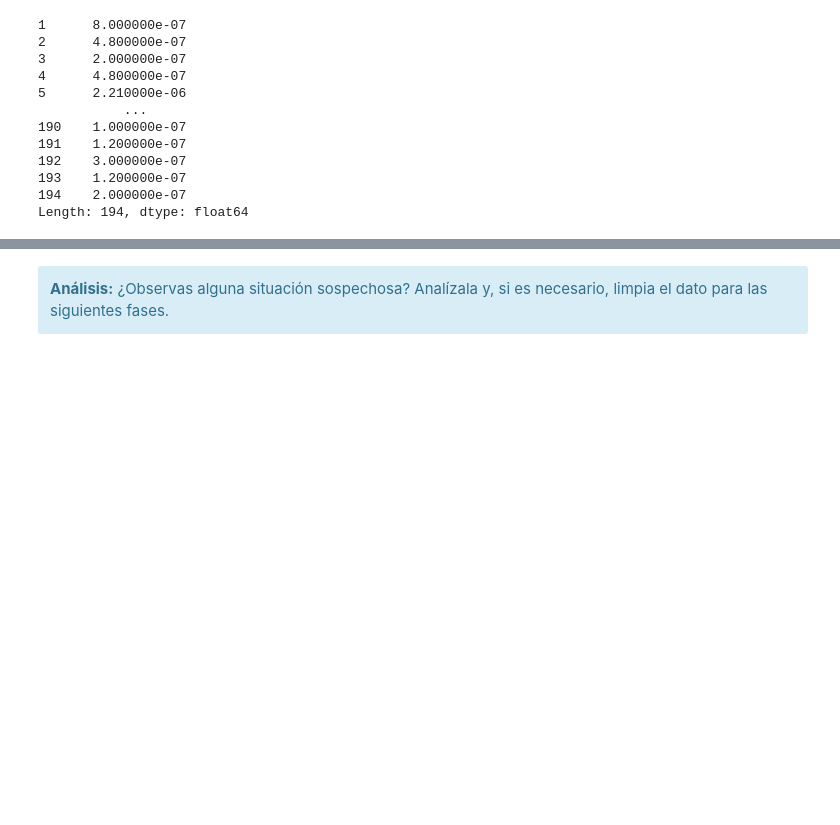
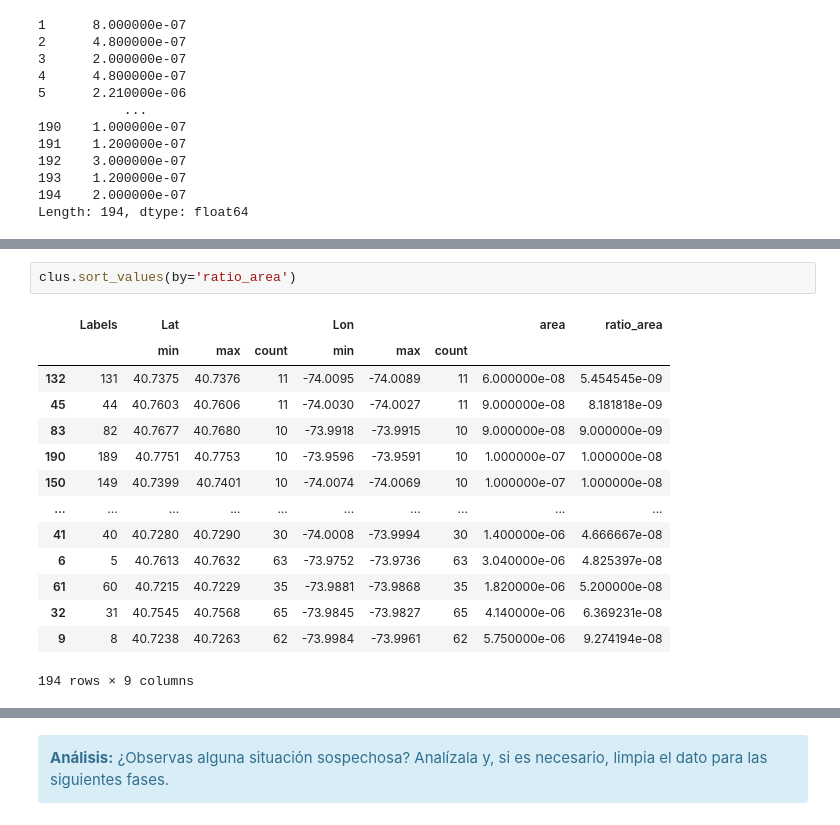
Before and after one commit to angelbujalance/MAME_PEC, a Jupyter notebook: 20221_M2.855_PEC2-Enunciado.ipynb, the cells around one changed output, grey strips where cells are left out. Saved outputs shown, nothing was run; the diff lists cells and outputs as text; blank space fills up the shorter version.

```diff
--- a/20221_M2.855_PEC2-Enunciado.ipynb
+++ b/20221_M2.855_PEC2-Enunciado.ipynb
@@ -648,0 +647,17 @@ Name: min, Length: 194, dtype: float64
+# %%
+clus.sort_values(by='ratio_area')
+# %% [output]
+|  | Labels | Lat |  |  | Lon |  |  | area | ratio_area |
+|  |  | min | max | count | min | max | count |  |  |
+| 132 | 131 | 40.7375 | 40.7376 | 11 | -74.0095 | -74.0089 | 11 | 6.000000e-08 | 5.454545e-09 |
+| 45 | 44 | 40.7603 | 40.7606 | 11 | -74.0030 | -74.0027 | 11 | 9.000000e-08 | 8.181818e-09 |
+| 83 | 82 | 40.7677 | 40.7680 | 10 | -73.9918 | -73.9915 | 10 | 9.000000e-08 | 9.000000e-09 |
+| 190 | 189 | 40.7751 | 40.7753 | 10 | -73.9596 | -73.9591 | 10 | 1.000000e-07 | 1.000000e-08 |
+| 150 | 149 | 40.7399 | 40.7401 | 10 | -74.0074 | -74.0069 | 10 | 1.000000e-07 | 1.000000e-08 |
+| ... | ... | ... | ... | ... | ... | ... | ... | ... | ... |
+| 41 | 40 | 40.7280 | 40.7290 | 30 | -74.0008 | -73.9994 | 30 | 1.400000e-06 | 4.666667e-08 |
+| 6 | 5 | 40.7613 | 40.7632 | 63 | -73.9752 | -73.9736 | 63 | 3.040000e-06 | 4.825397e-08 |
+| 61 | 60 | 40.7215 | 40.7229 | 35 | -73.9881 | -73.9868 | 35 | 1.820000e-06 | 5.200000e-08 |
+| 32 | 31 | 40.7545 | 40.7568 | 65 | -73.9845 | -73.9827 | 65 | 4.140000e-06 | 6.369231e-08 |
+| 9 | 8 | 40.7238 | 40.7263 | 62 | -73.9984 | -73.9961 | 62 | 5.750000e-06 | 9.274194e-08 |
+194 rows × 9 columns
```
Also changed, not shown: parts of 10 cells of this notebook.
